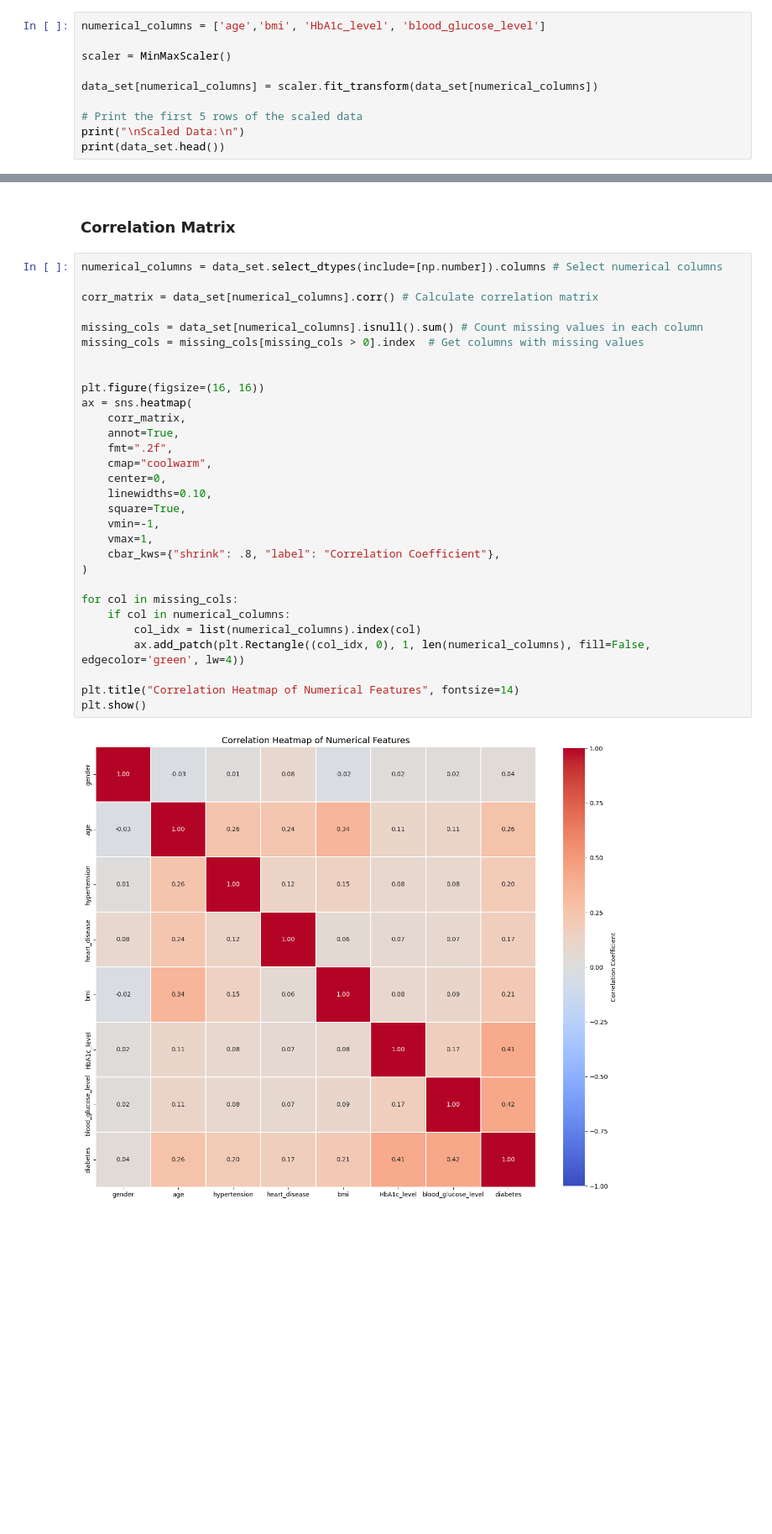
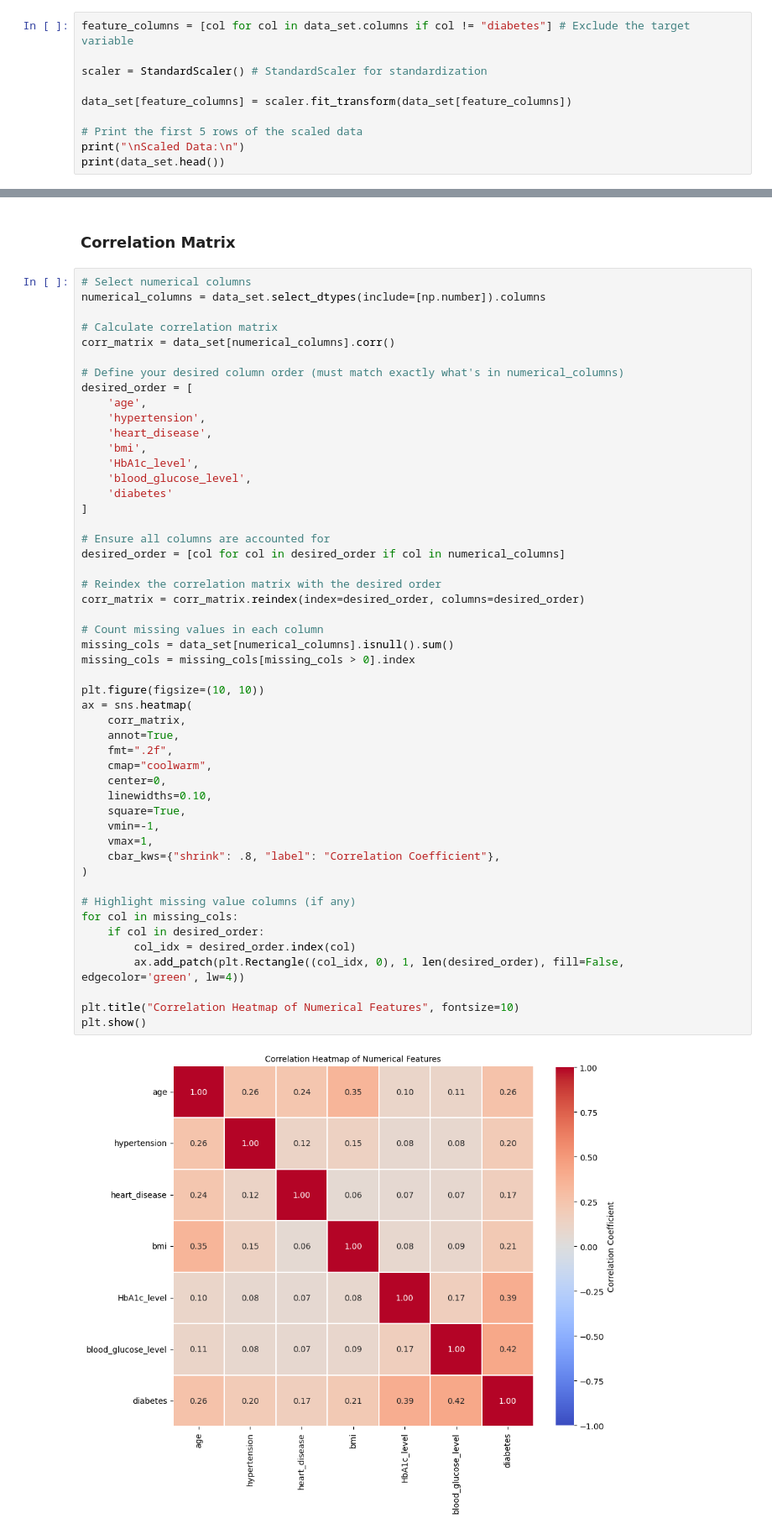
Before and after one commit to npesaras/exploratory-data-analysis, a Jupyter notebook: src/diabetes-prediction.ipynb, the cells around one changed output, grey strips where cells are left out. Shown: that part at 84% size. Drawn from its saved outputs; the diff is of its cells as text; blank space fills up the shorter version.

```diff
--- a/src/diabetes-prediction.ipynb
+++ b/src/diabetes-prediction.ipynb
@@ -231,11 +413,11 @@ dtype: object
 # %% [markdown]
 ### Scaling Numerical Features
 # %%
-numerical_columns = ['age','bmi', 'HbA1c_level', 'blood_glucose_level']
+feature_columns = [col for col in data_set.columns if col != "diabetes"] # Exclude the target variable
 
-scaler = MinMaxScaler()
+scaler = StandardScaler() # StandardScaler for standardization
 
-data_set[numerical_columns] = scaler.fit_transform(data_set[numerical_columns])
+data_set[feature_columns] = scaler.fit_transform(data_set[feature_columns])
 
 # Print the first 5 rows of the scaled data
 print("\nScaled Data:\n")
@@ -261,34 +443,54 @@ Scaled Data:
 # %% [markdown]
 ### Correlation Matrix
 # %%
-numerical_columns = data_set.select_dtypes(include=[np.number]).columns # Select numerical columns
+# Select numerical columns
+numerical_columns = data_set.select_dtypes(include=[np.number]).columns
 
-corr_matrix = data_set[numerical_columns].corr() # Calculate correlation matrix
+# Calculate correlation matrix
+corr_matrix = data_set[numerical_columns].corr()
 
-missing_cols = data_set[numerical_columns].isnull().sum() # Count missing values in each column
-missing_cols = missing_cols[missing_cols > 0].index  # Get columns with missing values
+# Define your desired column order (must match exactly what's in numerical_columns)
+desired_order = [
+    'age',
+    'hypertension',
+    'heart_disease',
+    'bmi',
+    'HbA1c_level',
+    'blood_glucose_level',
+    'diabetes'
+]
 
+# Ensure all columns are accounted for
+desired_order = [col for col in desired_order if col in numerical_columns]
 
-plt.figure(figsize=(16, 16))
+# Reindex the correlation matrix with the desired order
+corr_matrix = corr_matrix.reindex(index=desired_order, columns=desired_order)
+
+# Count missing values in each column
+missing_cols = data_set[numerical_columns].isnull().sum()
+missing_cols = missing_cols[missing_cols > 0].index
+
+plt.figure(figsize=(10, 10))
 ax = sns.heatmap(
     corr_matrix,
     annot=True,
     fmt=".2f",
     cmap="coolwarm",
     center=0,
     linewidths=0.10,
     square=True,
     vmin=-1,
     vmax=1,
     cbar_kws={"shrink": .8, "label": "Correlation Coefficient"},
 )
 
+# Highlight missing value columns (if any)
 for col in missing_cols:
-    if col in numerical_columns:
-        col_idx = list(numerical_columns).index(col)
-        ax.add_patch(plt.Rectangle((col_idx, 0), 1, len(numerical_columns), fill=False, edgecolor='green', lw=4))
+    if col in desired_order:
+        col_idx = desired_order.index(col)
+        ax.add_patch(plt.Rectangle((col_idx, 0), 1, len(desired_order), fill=False, edgecolor='green', lw=4))
 
-plt.title("Correlation Heatmap of Numerical Features", fontsize=14)
+plt.title("Correlation Heatmap of Numerical Features", fontsize=10)
 plt.show()
 # %% [output]
-[figure, old version]
+[figure, new version]
```
Also changed, not shown: parts of 29 cells of this notebook, 4 other files.
